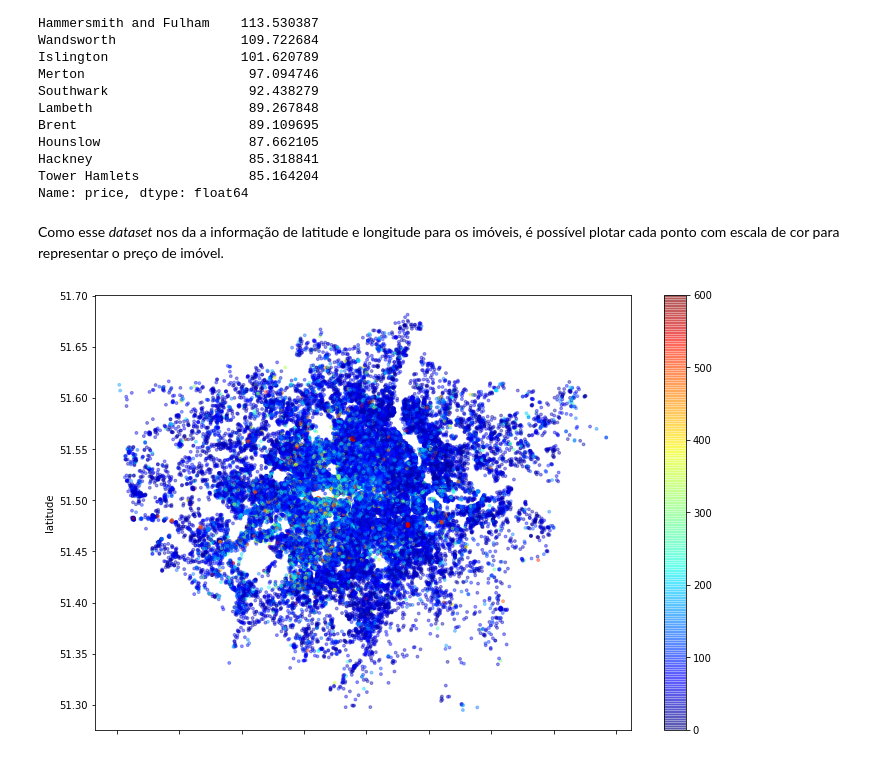
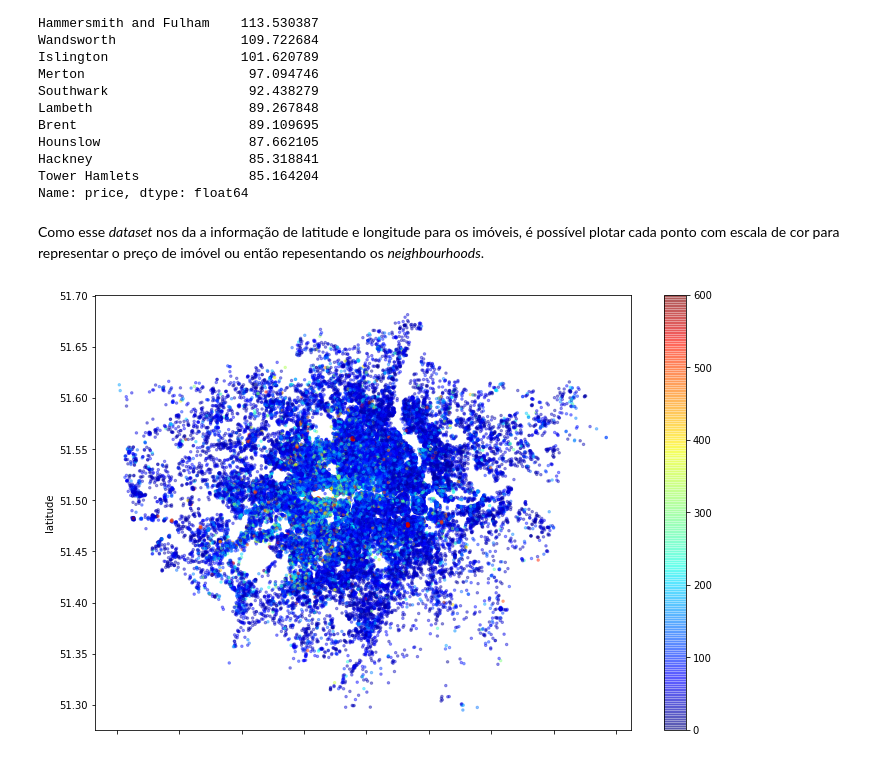
Before and after one commit to amnacas/Portifolio, a Jupyter notebook: AirBnB_Londres.ipynb, the cells around one changed output. Drawn from its saved outputs; the diff is of its cells as text; code cells hidden in the pictures.

```diff
--- a/AirBnB_Londres.ipynb
+++ b/AirBnB_Londres.ipynb
@@ -329,10 +329,10 @@ Hackney                    85.318841
 Tower Hamlets              85.164204
 Name: price, dtype: float64
 # %% [markdown]
-Como esse *dataset* nos da a informação de latitude e longitude para os imóveis, é possível plotar cada ponto com escala de cor para representar o preço de imóvel.
+Como esse *dataset* nos da a informação de latitude e longitude para os imóveis, é possível plotar cada ponto com escala de cor para representar o preço de imóvel ou então repesentando os *neighbourhoods*.
 # %%
-# plotar os imóveis pela latitude-longitude
-df_clean.plot(kind="scatter", x='longitude', y='latitude', alpha=0.4, c=df_clean['price'], s=8,
+# plotar os imóveis pela latitude-longitude em função do valor do imovel
+df_clean.plot(kind="scatter", x='longitude', y='latitude', alpha=0.4, c=df_clean['price'], s=6,
               cmap=plt.get_cmap('jet'), figsize=(12,8));
 # %% [output]
-[figure, old version]
+[figure, new version]
```
Also changed, not shown: parts of 1 cell of this notebook.
